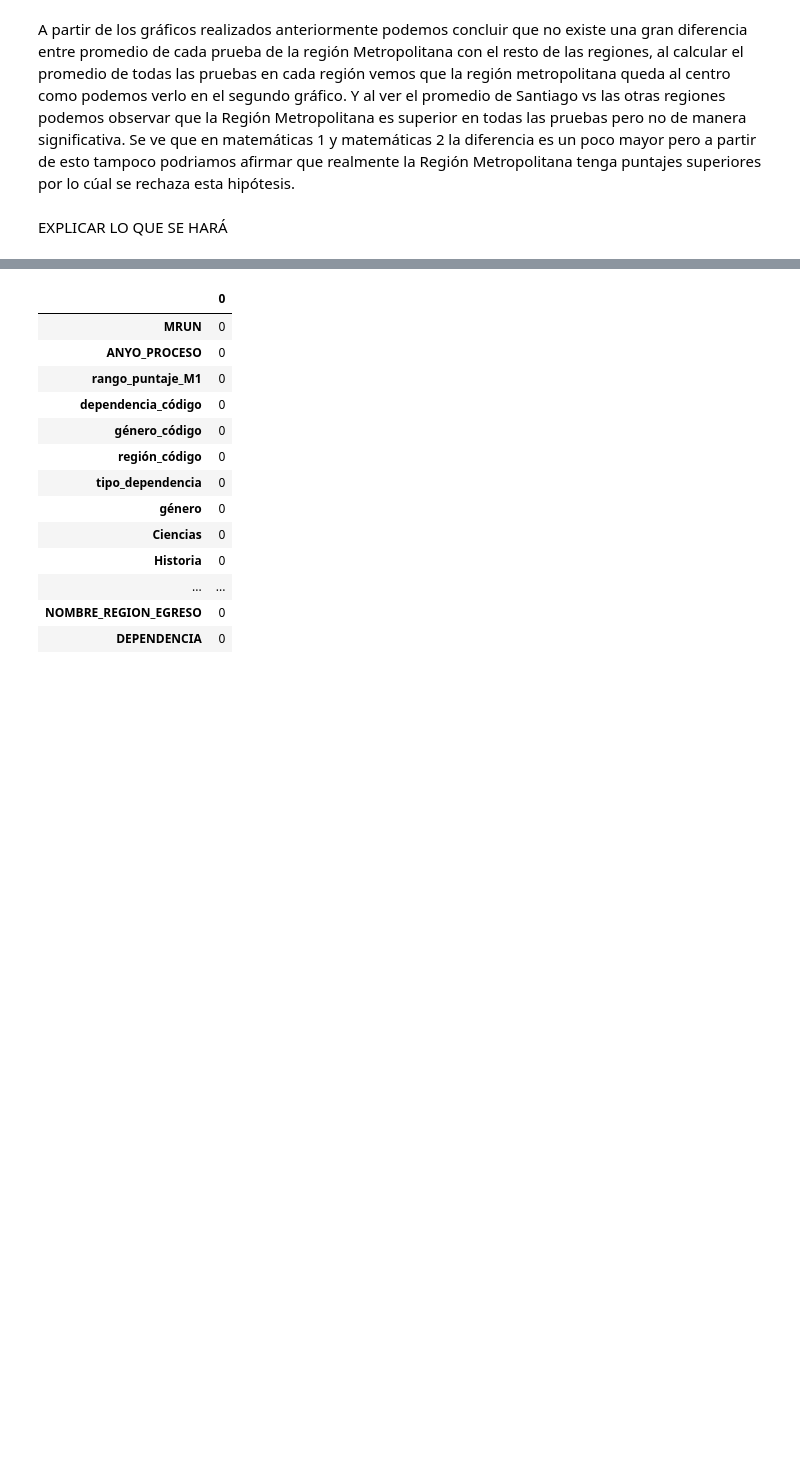
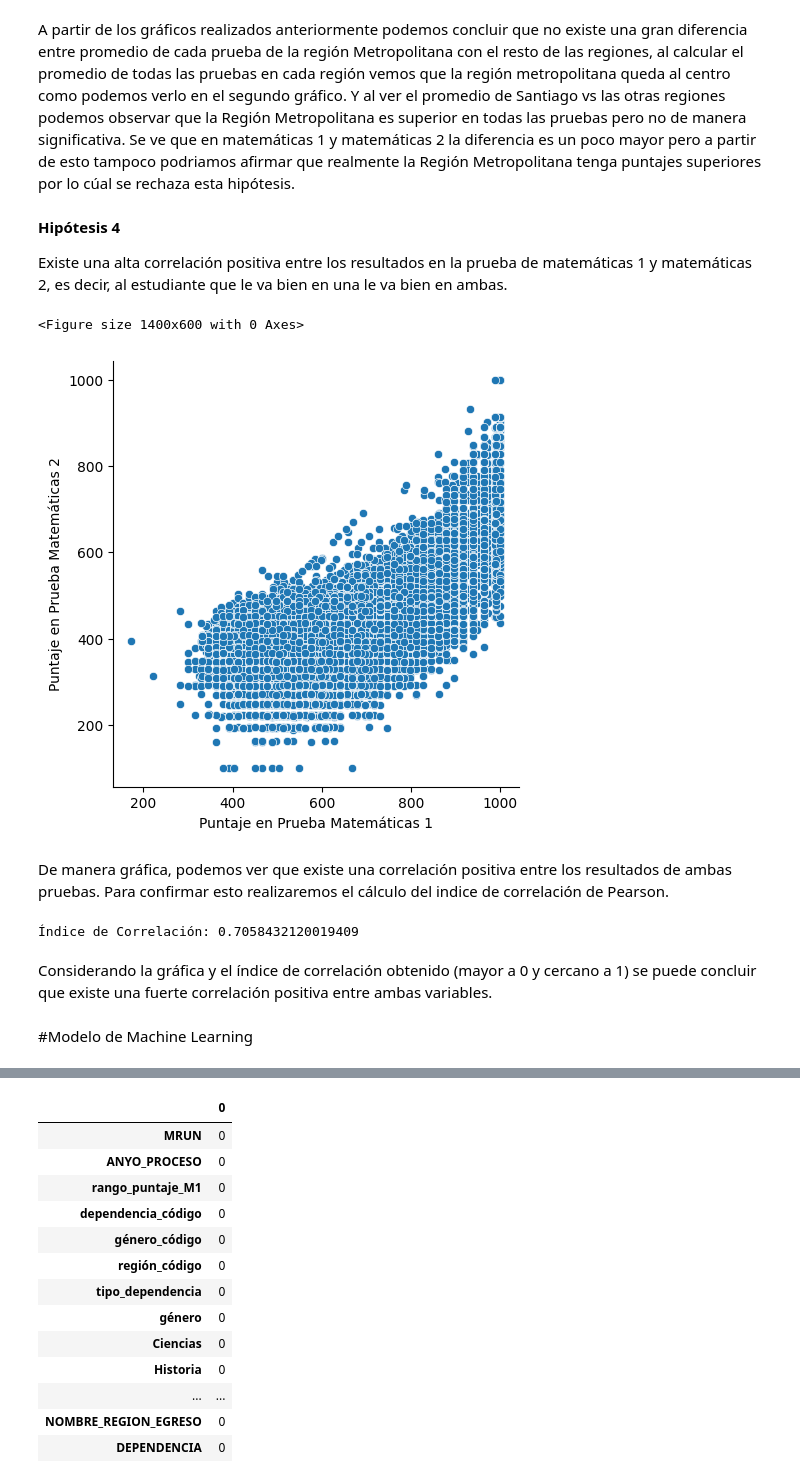
Before and after one commit to PouletteD/Proyecto-Final_DSI, a Jupyter notebook: Proyecto_ParteIII_Donoso.ipynb, the cells around one changed output, grey strips where cells are left out. Saved outputs shown, nothing was run; the diff lists cells and outputs as text; code cells hidden in the pictures; blank space fills up the shorter version.

```diff
--- a/Proyecto_ParteIII_Donoso.ipynb
+++ b/Proyecto_ParteIII_Donoso.ipynb
@@ -425,5 +433,30 @@ plt.legend(labels=('promedios_regiones','promedios_metropolitana'),loc='lower le
 [figure]
 # %% [markdown]
 A partir de los gráficos realizados anteriormente podemos concluir que no existe una gran diferencia entre promedio de cada prueba de la región Metropolitana con el resto de las regiones, al calcular el promedio de todas las pruebas en cada región vemos que la región metropolitana queda al centro como podemos verlo en el segundo gráfico. Y al ver el promedio de Santiago vs las otras regiones podemos observar que la Región Metropolitana es superior en todas las pruebas pero no de manera significativa. Se ve que en matemáticas 1 y matemáticas 2 la diferencia es un poco mayor pero a partir de esto tampoco podriamos afirmar que realmente la Región Metropolitana tenga puntajes superiores por lo cúal se rechaza esta hipótesis.
-# %% [markdown]
-EXPLICAR LO QUE SE HARÁ
+# %% [markdown]
+**Hipótesis 4**
+
+Existe una alta correlación positiva entre los resultados en la prueba de matemáticas 1 y matemáticas 2, es decir, al estudiante que le va bien en una le va bien en ambas.
+# %%
+#Para evaluar esta hipótesis, realizaremos un gráfico de dispersión que nos permita medir gráficamente la relación entre ambas variables
+
+plt.figure(figsize=(14, 6))
+sns.relplot(data=df, x="Matemáticas1", y="Matemáticas2",kind="scatter",palette='coolwarm')
+plt.xlabel('Puntaje en Prueba Matemáticas 1')
+plt.ylabel('Puntaje en Prueba Matemáticas 2')
+plt.show()
+# %% [output]
+<Figure size 1400x600 with 0 Axes>
+[figure, added]
+# %% [markdown]
+De manera gráfica, podemos ver que existe una correlación positiva entre los resultados de ambas pruebas. Para confirmar esto realizaremos el cálculo del indice de correlación de Pearson.
+# %%
+#Calculo indice de correlación de Pearson entre Matemáticas 1 y Matemáticas 2
+correlacion = df['Matemáticas1'].corr(df['Matemáticas2'])
+print(f'Índice de Correlación: {correlacion}')
+# %% [output]
+Índice de Correlación: 0.7058432120019409
+# %% [markdown]
+Considerando la gráfica y el índice de correlación obtenido (mayor a 0 y cercano a 1) se puede concluir que existe una fuerte correlación positiva entre ambas variables.
+# %% [markdown]
+#Modelo de Machine Learning
```
Also changed, not shown: parts of 19 cells of this notebook.
